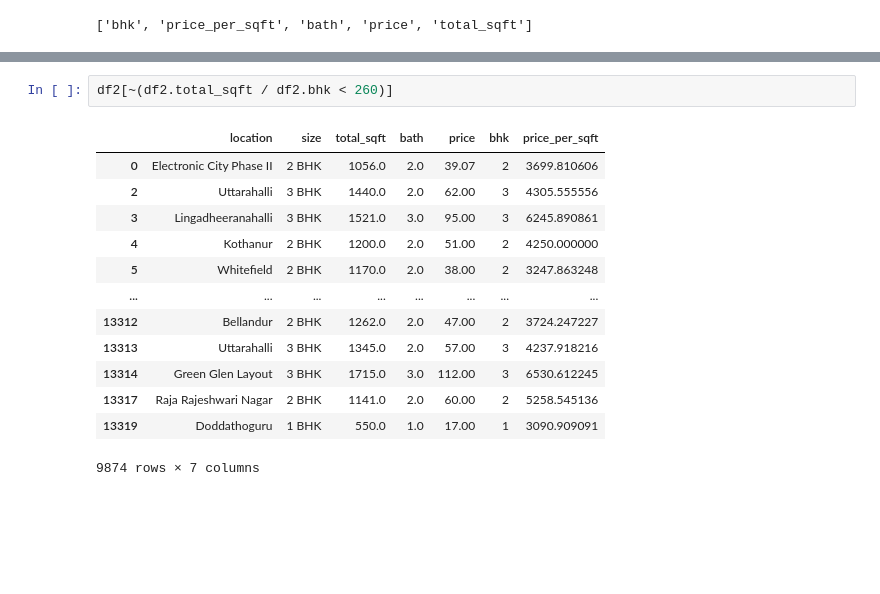
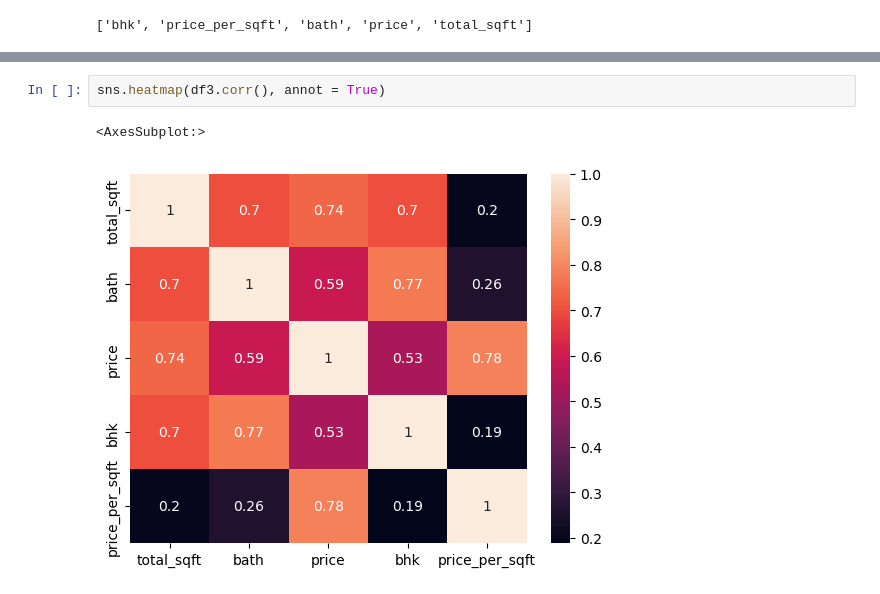
Before and after one commit to pranshu-raj-211/project-alphazero, a Jupyter notebook: house-price-prediction/prices.ipynb, the cells around one changed output, grey strips where cells are left out. Saved outputs shown, nothing was run; the diff lists cells and outputs as text; blank space fills up the shorter version.

```diff
--- a/house-price-prediction/prices.ipynb
+++ b/house-price-prediction/prices.ipynb
@@ -395,16 +421,5 @@ array([2., 3., 1., 4.])
-# %%
-df2[~(df2.total_sqft / df2.bhk < 260)]
-# %% [output]
-|  | location | size | total_sqft | bath | price | bhk | price_per_sqft |
-| 0 | Electronic City Phase II | 2 BHK | 1056.0 | 2.0 | 39.07 | 2 | 3699.810606 |
-| 2 | Uttarahalli | 3 BHK | 1440.0 | 2.0 | 62.00 | 3 | 4305.555556 |
-| 3 | Lingadheeranahalli | 3 BHK | 1521.0 | 3.0 | 95.00 | 3 | 6245.890861 |
-| 4 | Kothanur | 2 BHK | 1200.0 | 2.0 | 51.00 | 2 | 4250.000000 |
-| 5 | Whitefield | 2 BHK | 1170.0 | 2.0 | 38.00 | 2 | 3247.863248 |
-| ... | ... | ... | ... | ... | ... | ... | ... |
-| 13312 | Bellandur | 2 BHK | 1262.0 | 2.0 | 47.00 | 2 | 3724.247227 |
-| 13313 | Uttarahalli | 3 BHK | 1345.0 | 2.0 | 57.00 | 3 | 4237.918216 |
-| 13314 | Green Glen Layout | 3 BHK | 1715.0 | 3.0 | 112.00 | 3 | 6530.612245 |
-| 13317 | Raja Rajeshwari Nagar | 2 BHK | 1141.0 | 2.0 | 60.00 | 2 | 5258.545136 |
-| 13319 | Doddathoguru | 1 BHK | 550.0 | 1.0 | 17.00 | 1 | 3090.909091 |
-9874 rows × 7 columns
+# %%
+sns.heatmap(df3.corr(), annot = True)
+# %% [output]
+<AxesSubplot:>
+[figure, added]
```
Also changed, not shown: parts of 20 cells of this notebook.
